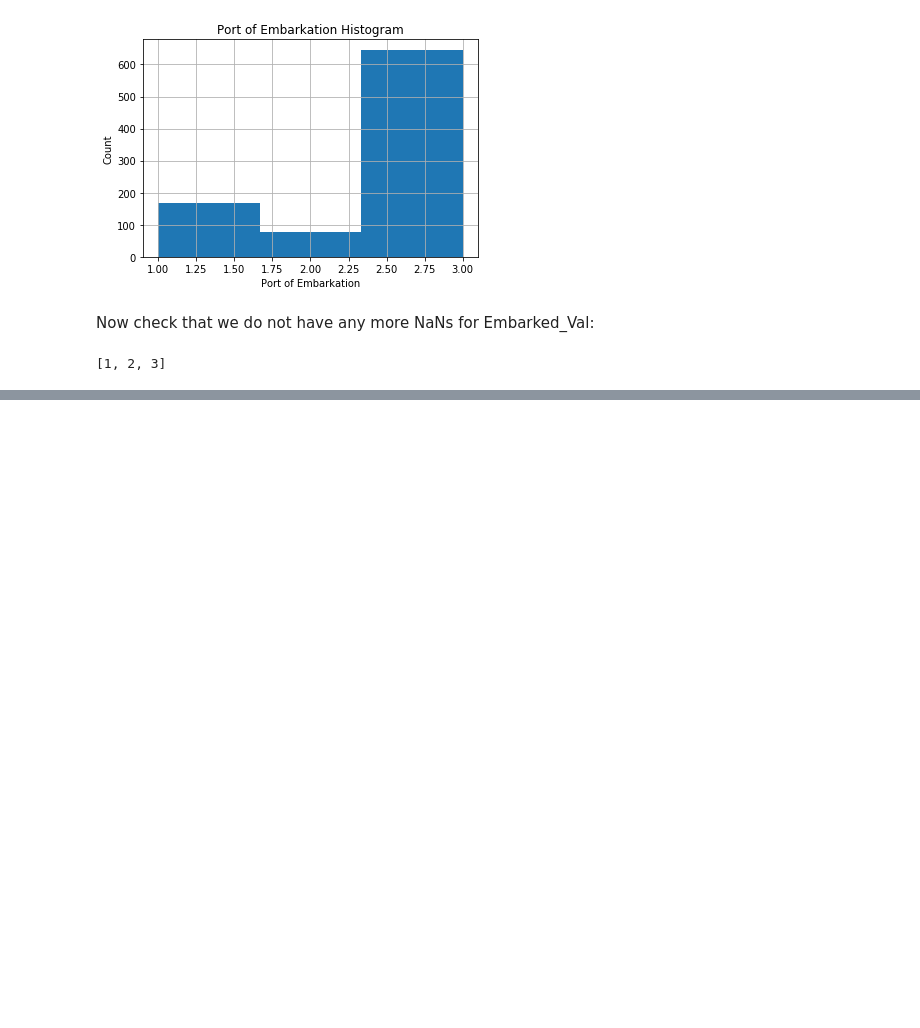
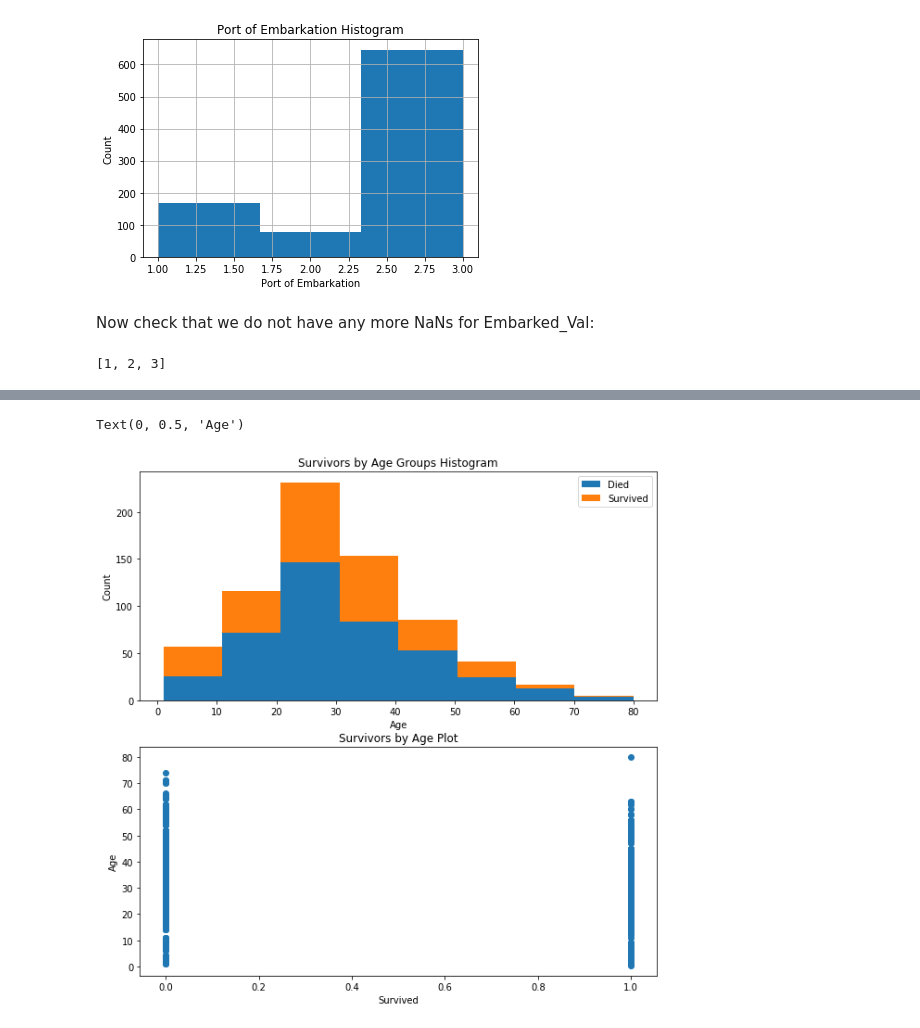
Before and after one commit to MhmdRyhn/kaggle_challenges, a Jupyter notebook: titanic/anlysis/explore.ipynb, the cells around one changed output, grey strips where cells are left out. Cells and saved outputs as stored; diff of their text form; code cells hidden in the pictures; blank space fills up the shorter version.

```diff
--- a/titanic/anlysis/explore.ipynb
+++ b/titanic/anlysis/explore.ipynb
@@ -323,0 +381,26 @@ embarked_locs_unique
+# %%
+fig, axes = plt.subplots(2, 1, figsize=fizsize_with_subplots)
+
+# Histogram of AgeFill segmented by `Survived`
+df1 = df_train[df_train['Survived'] == 0]['Age']
+df2 = df_train[df_train['Survived'] == 1]['Age']
+max_age = max(df_train['AgeFill'])
+axes[0].hist(
+    [df1, df2],
+    bins=int(max_age/bin_size),
+    range=(1, max_age),
+    stacked=True
+)
+axes[0].legend(('Died', 'Survived'), loc='best')
+axes[0].set_title('Survivors by Age Groups Histogram')
+axes[0].set_xlabel('Age')
+axes[0].set_ylabel('Count')
+
+# Scatter plot Survived and AgeFIll
+axes[1].scatter(df_train['Survived'], df_train['AgeFill'])
+axes[1].set_title('Survivors by Age Plot')
+axes[1].set_xlabel('Survived')
+axes[1].set_ylabel('Age')
+# %% [output]
+Text(0, 0.5, 'Age')
+[figure, added]
```
Also changed, not shown: parts of 14 cells of this notebook, 1 other file.
